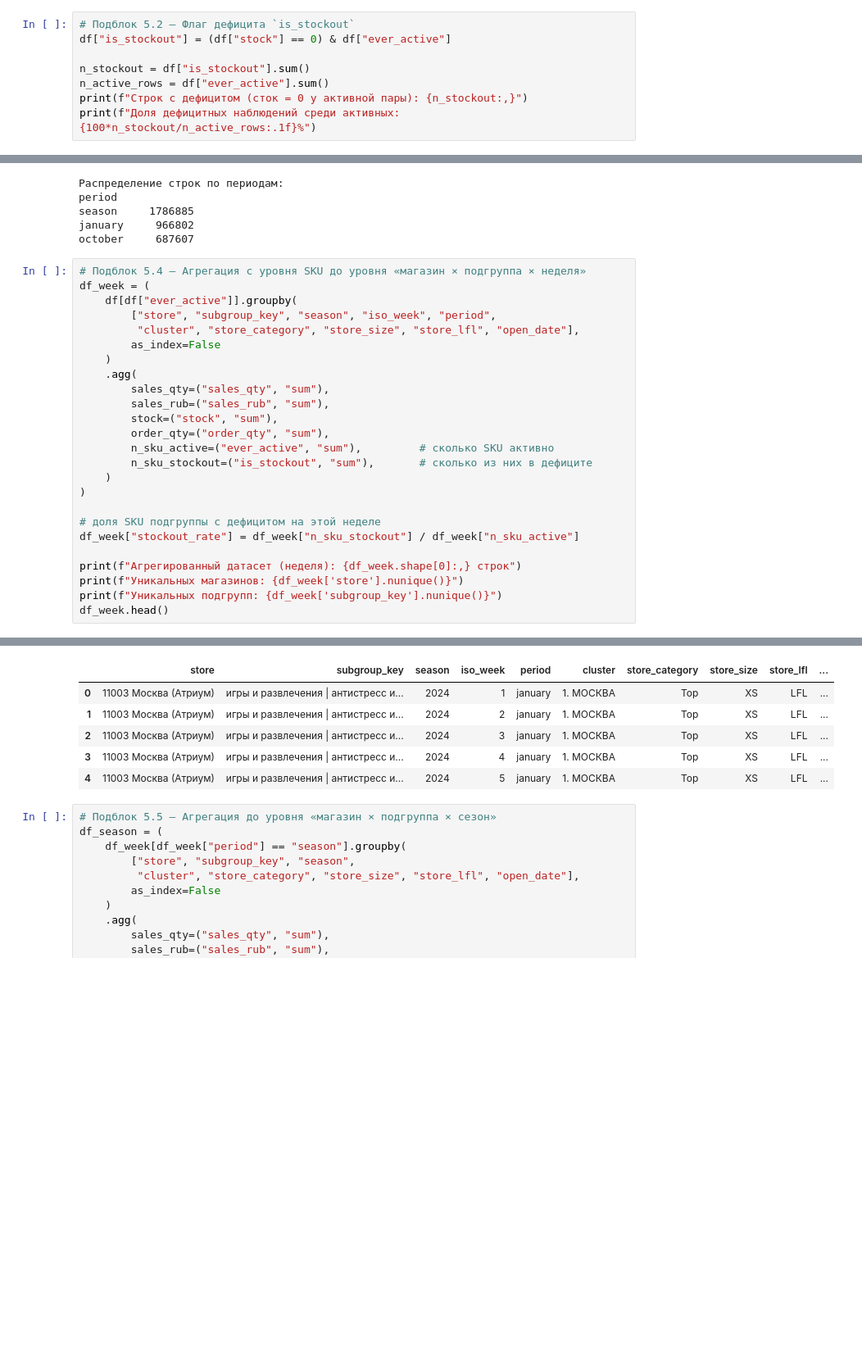
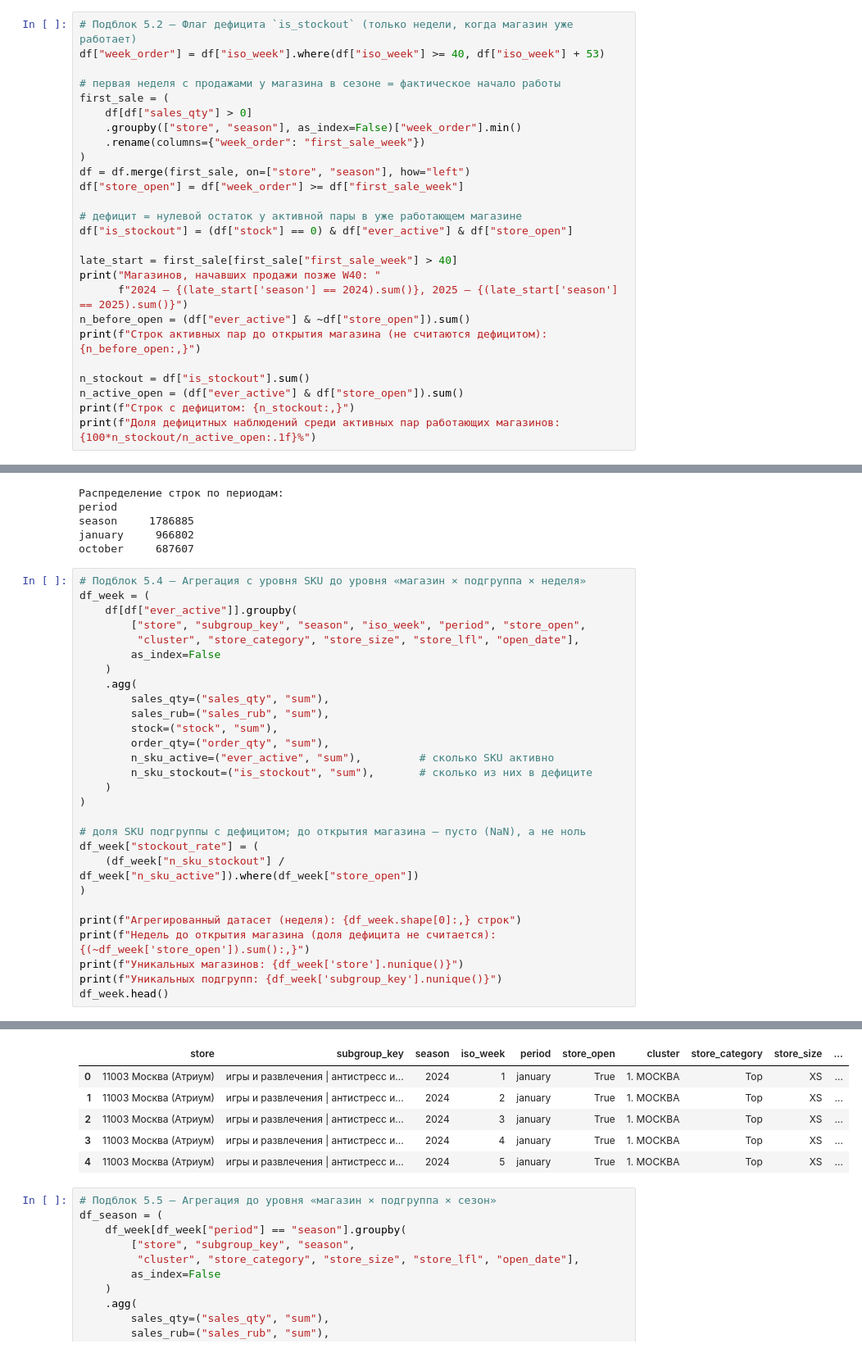
Before and after one commit to AnastasiyaEremina/final_project_hse_eremina, a Jupyter notebook: notebooks/code0908.ipynb, the cells around one changed output, grey strips where cells are left out. Shown at 82% size. Drawn from its saved outputs; the diff is of its cells as text; blank space fills up the shorter version.

```diff
--- a/notebooks/code98.ipynb
+++ b/notebooks/code0908.ipynb
@@ -450,11 +450,29 @@ print(f"  неактивных (вероятно, не в матрице): {inac
   активных (были в ассортименте): 256,325 (99.9%)
   неактивных (вероятно, не в матрице): 145 (0.1%)
 # %%
-# Подблок 5.2 — Флаг дефицита `is_stockout`
-df["is_stockout"] = (df["stock"] == 0) & df["ever_active"]
+# Подблок 5.2 — Флаг дефицита `is_stockout` (только недели, когда магазин уже работает)
+df["week_order"] = df["iso_week"].where(df["iso_week"] >= 40, df["iso_week"] + 53)
+
+# первая неделя с продажами у магазина в сезоне = фактическое начало работы
+first_sale = (
+    df[df["sales_qty"] > 0]
+    .groupby(["store", "season"], as_index=False)["week_order"].min()
+    .rename(columns={"week_order": "first_sale_week"})
+)
+df = df.merge(first_sale, on=["store", "season"], how="left")
+df["store_open"] = df["week_order"] >= df["first_sale_week"]
+
+# дефицит = нулевой остаток у активной пары в уже работающем магазине
+df["is_stockout"] = (df["stock"] == 0) & df["ever_active"] & df["store_open"]
+
+late_start = first_sale[first_sale["first_sale_week"] > 40]
+print("Магазинов, начавших продажи позже W40: "
+      f"2024 — {(late_start['season'] == 2024).sum()}, 2025 — {(late_start['season'] == 2025).sum()}")
+n_before_open = (df["ever_active"] & ~df["store_open"]).sum()
+print(f"Строк активных пар до открытия магазина (не считаются дефицитом): {n_before_open:,}")
 
 n_stockout = df["is_stockout"].sum()
-n_active_rows = df["ever_active"].sum()
-print(f"Строк с дефицитом (сток = 0 у активной пары): {n_stockout:,}")
-print(f"Доля дефицитных наблюдений среди активных: {100*n_stockout/n_active_rows:.1f}%")
+n_active_open = (df["ever_active"] & df["store_open"]).sum()
+print(f"Строк с дефицитом: {n_stockout:,}")
+print(f"Доля дефицитных наблюдений среди активных пар работающих магазинов: {100*n_stockout/n_active_open:.1f}%")
 # %% [output]
@@ -484,7 +504,7 @@ october     687607
 # Подблок 5.4 — Агрегация с уровня SKU до уровня «магазин × подгруппа × неделя»
 df_week = (
     df[df["ever_active"]].groupby(
-        ["store", "subgroup_key", "season", "iso_week", "period",
+        ["store", "subgroup_key", "season", "iso_week", "period", "store_open",
          "cluster", "store_category", "store_size", "store_lfl", "open_date"],
         as_index=False
     )
@@ -498,10 +518,13 @@ df_week = (
     )
 )
 
-# доля SKU подгруппы с дефицитом на этой неделе
-df_week["stockout_rate"] = df_week["n_sku_stockout"] / df_week["n_sku_active"]
+# доля SKU подгруппы с дефицитом; до открытия магазина — пусто (NaN), а не ноль
+df_week["stockout_rate"] = (
+    (df_week["n_sku_stockout"] / df_week["n_sku_active"]).where(df_week["store_open"])
+)
 
 print(f"Агрегированный датасет (неделя): {df_week.shape[0]:,} строк")
+print(f"Недель до открытия магазина (доля дефицита не считается): {(~df_week['store_open']).sum():,}")
 print(f"Уникальных магазинов: {df_week['store'].nunique()}")
 print(f"Уникальных подгрупп: {df_week['subgroup_key'].nunique()}")
 df_week.head()
@@ -510,11 +534,11 @@ df_week.head()
 Уникальных магазинов: 172
 Уникальных подгрупп: 83
-|  | store | subgroup_key | season | iso_week | period | cluster | store_category | store_size | store_lfl | ... |
-| 0 | 11003 Москва (Атриум) | игры и развлечения | антистресс и... | 2024 | 1 | january | 1. МОСКВА | Top | XS | LFL | ... |
-| 1 | 11003 Москва (Атриум) | игры и развлечения | антистресс и... | 2024 | 2 | january | 1. МОСКВА | Top | XS | LFL | ... |
-| 2 | 11003 Москва (Атриум) | игры и развлечения | антистресс и... | 2024 | 3 | january | 1. МОСКВА | Top | XS | LFL | ... |
-| 3 | 11003 Москва (Атриум) | игры и развлечения | антистресс и... | 2024 | 4 | january | 1. МОСКВА | Top | XS | LFL | ... |
-| 4 | 11003 Москва (Атриум) | игры и развлечения | антистресс и... | 2024 | 5 | january | 1. МОСКВА | Top | XS | LFL | ... |
+|  | store | subgroup_key | season | iso_week | period | store_open | cluster | store_category | store_size | ... |
+| 0 | 11003 Москва (Атриум) | игры и развлечения | антистресс и... | 2024 | 1 | january | True | 1. МОСКВА | Top | XS | ... |
+| 1 | 11003 Москва (Атриум) | игры и развлечения | антистресс и... | 2024 | 2 | january | True | 1. МОСКВА | Top | XS | ... |
+| 2 | 11003 Москва (Атриум) | игры и развлечения | антистресс и... | 2024 | 3 | january | True | 1. МОСКВА | Top | XS | ... |
+| 3 | 11003 Москва (Атриум) | игры и развлечения | антистресс и... | 2024 | 4 | january | True | 1. МОСКВА | Top | XS | ... |
+| 4 | 11003 Москва (Атриум) | игры и развлечения | антистресс и... | 2024 | 5 | january | True | 1. МОСКВА | Top | XS | ... |
 # %%
 # Подблок 5.5 — Агрегация до уровня «магазин × подгруппа × сезон»
 df_season = (
```
Also changed, not shown: parts of 34 cells of this notebook, 7 other files.
